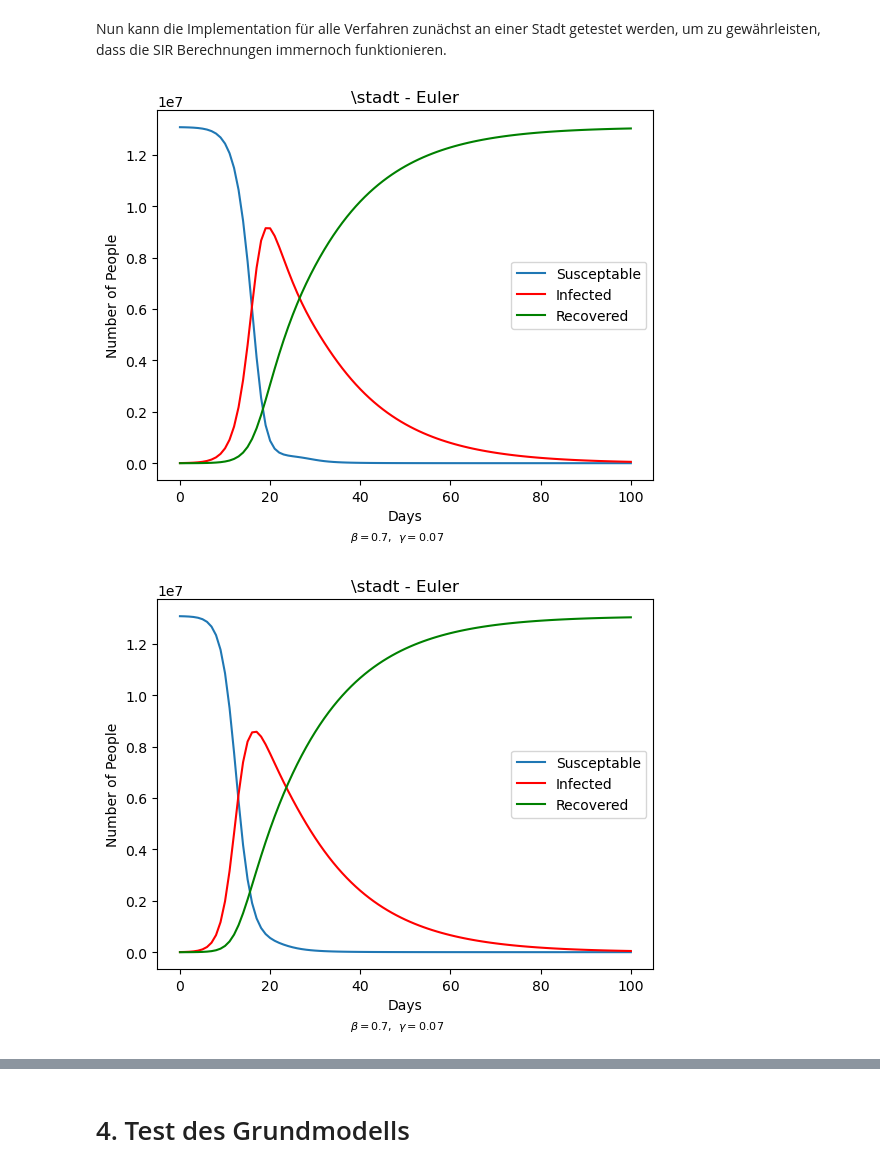
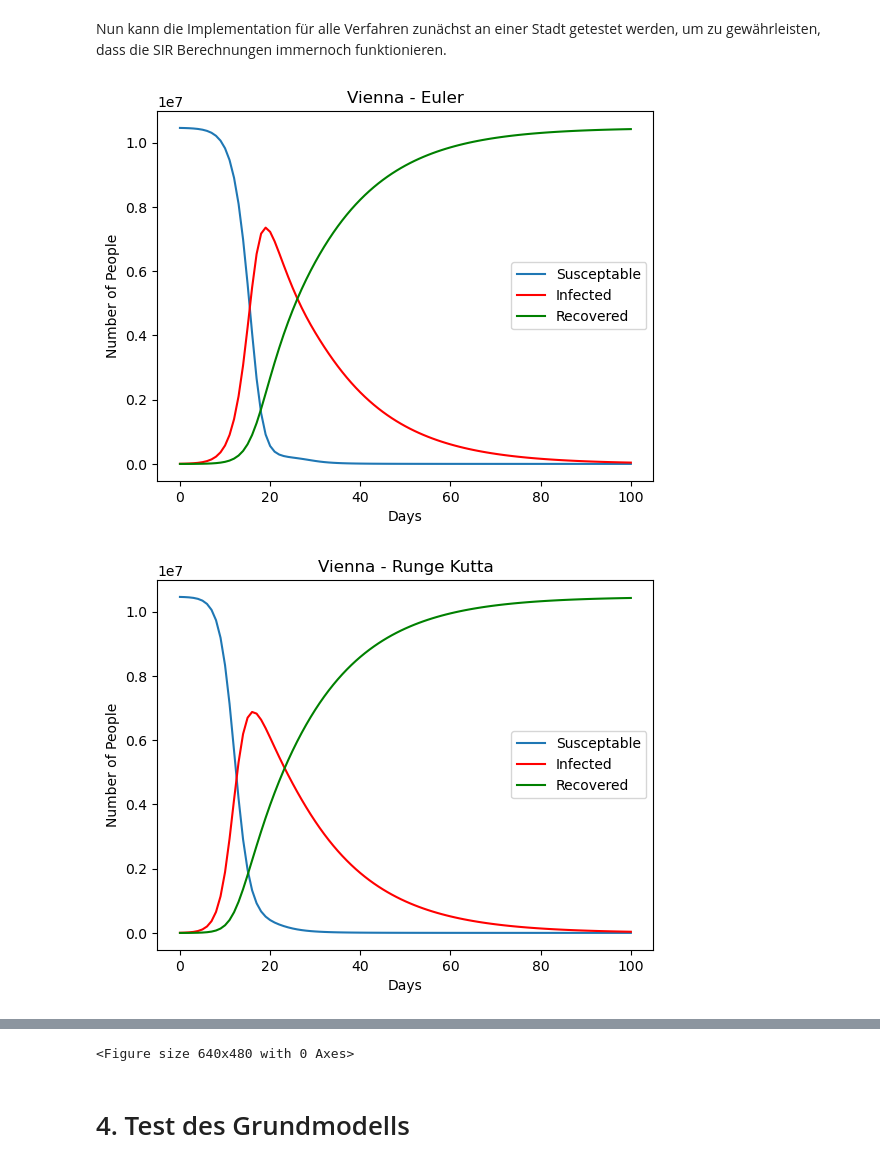
Before and after one commit to LoloSpirit/PlagueInc, a Jupyter notebook: Ausarbeitung_Projekt.ipynb, the cells around one changed output, grey strips where cells are left out. Drawn from its saved outputs; the diff is of its cells as text; code cells hidden in the pictures.

```diff
--- a/Ausarbeitung_Projekt.ipynb
+++ b/Ausarbeitung_Projekt.ipynb
@@ -525,30 +526,27 @@ Nun kann die Implementation für alle Verfahren zunächst an einer Stadt geteste
 # %%
 beta = 0.7
 gamma = 0.07
-stadt='FRA'
+stadt='VIE'
 
 cure_humanity()
-cities['FRA'].infect(5000)
+cities['VIE'].infect(5000)
 
 t, SIR_values = combined_simulation(beta, gamma,0.01,0.01,0.01,100, "euler")
 S, I, R = zip(*SIR_values[stadt])
-plot_SIR(r'\stadt - Euler', t, S, I, R, values = {r'\beta': beta, r'\gamma': gamma})
+plot_SIR(r'Vienna - Euler', t, S, I, R, values = {r'\beta': beta, r'\gamma': gamma})
 
 cure_humanity()
-cities['FRA'].infect(5000)
+cities['VIE'].infect(5000)
 
 t, SIR_values = combined_simulation(beta, gamma,0.01,0.01,0.01,100, "RK")
 S, I, R = zip(*SIR_values[stadt])
-plot_SIR(r'\stadt - Euler', t, S, I, R, values = {r'\beta': beta, r'\gamma': gamma})
+plot_SIR('Vienna - Runge Kutta', t, S, I, R, values = {r'\beta': beta, r'\gamma': gamma})
 
-# cure_humanity()
-# cities['FRA'].infect(5000)
-
-# t, SIR_values = combined_simulation(beta, gamma,0.01,0.01,0.01,100, "ivp")
-# S, I, R = zip(*SIR_values[stadt])
-# plot_SIR(r'\stadt - Euler', t, S, I, R, values = {r'\beta': beta, r'\gamma': gamma})
-
-# solve_ivp will nicht
+cure_humanity()
+cities['VIE'].infect(5000)
+t, SIR_values = combined_simulation(beta, gamma,0.01,0.01,0.01,100, "ivp")
+S, I, R = zip(*SIR_values[stadt])
+plot_SIR(r'Vienna - IVP', t, S, I, R, values = {r'\beta': beta, r'\gamma': gamma})
 # %% [output]
-[figure, old version]
+[figure, new version]
-[figure, old version]
+[figure, new version]
@@ -555,3 +554,4 @@ plot_SIR(r'\stadt - Euler', t, S, I, R, values = {r'\beta': beta, r'\gamma': gam
+<Figure size 640x480 with 0 Axes>
 # %% [markdown]
 # 4. Test des Grundmodells
 # %% [markdown]
```
Also changed, not shown: parts of 7 cells of this notebook.
